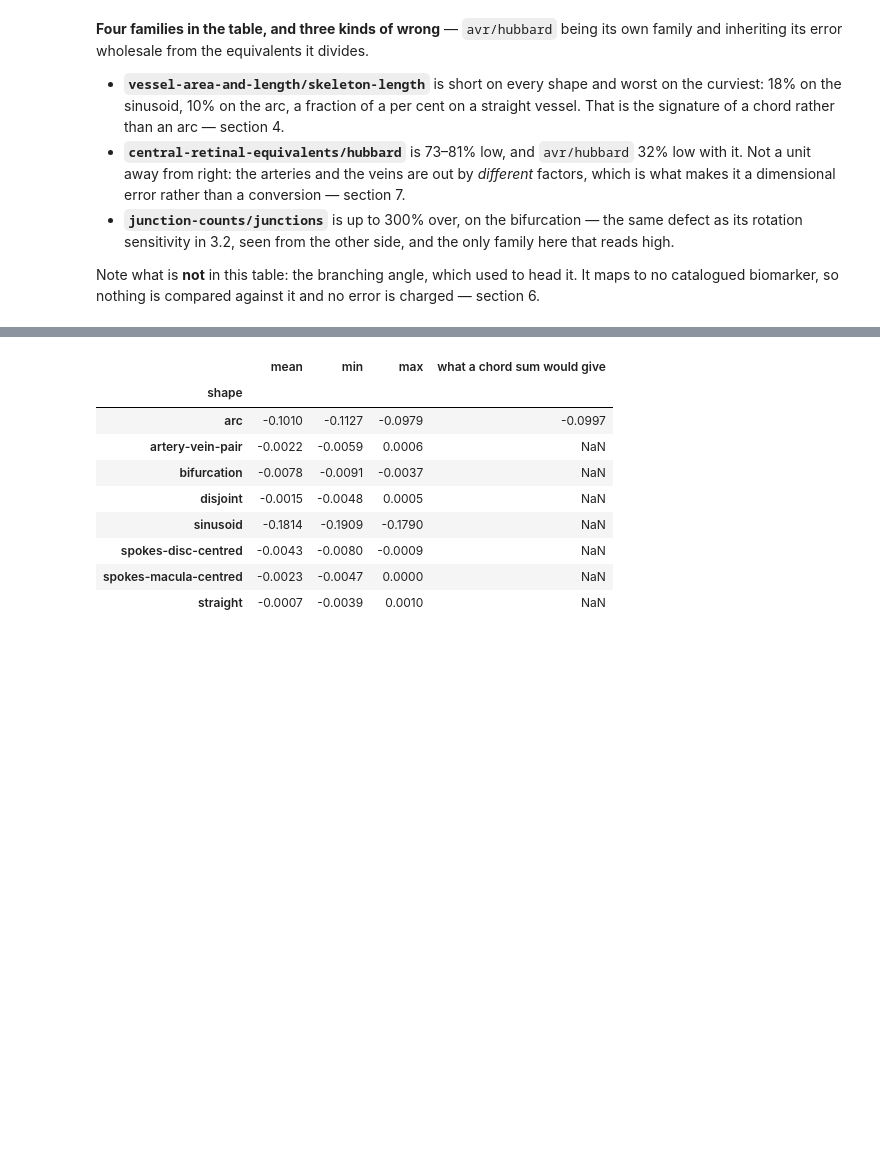
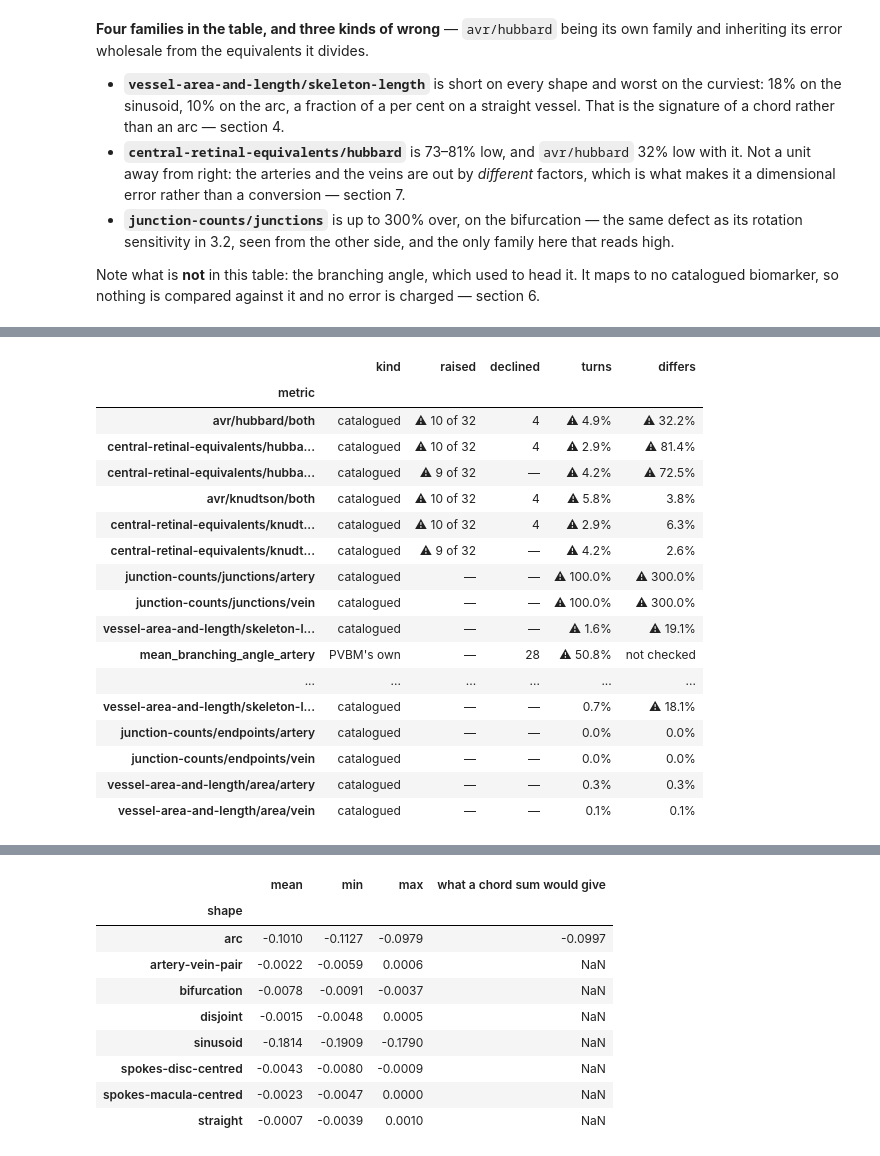
Before and after one commit to staskh/fundus-atlas, a Jupyter notebook: notebooks/biomarker-synthetic-pvbm.ipynb, the cells around one changed output, grey strips where cells are left out. Saved outputs shown, nothing was run; the diff lists cells and outputs as text; code cells hidden in the pictures; blank space fills up the shorter version.

```diff
--- a/notebooks/biomarker-synthetic-pvbm.ipynb
+++ b/notebooks/biomarker-synthetic-pvbm.ipynb
@@ -492,0 +512,63 @@ catalogued biomarker, so nothing is compared against it and no error is charged
+# %%
+TURNS_THRESHOLD = 0.01
+
+#: Which of PVBM's calls each quantity comes out of. A failure is recorded per call, so this is
+#: what attributes a missing value to the failure that caused it rather than to every quantity of
+#: the same rendering — a branching angle is empty on a shape with no junctions whether or not the
+#: equivalents raised beside it.
+CALLS = catalogue.load("pvbm").declare()["calls"]
+notes = rows["note"].fillna("").astype(str)
+by_metric = spread.groupby("metrics")["turns by"].max()
+
+glance = []
+for metric in said_metrics:
+    missing = rows[f"said_{metric}"].isna()
+    blamed = notes.apply(lambda note: any(call in note for call in CALLS[metric]))
+    raised = int((missing & blamed).sum())
+    # Missing with nothing raised against it is a decline, not a failure: PVBM looked and had no
+    # answer, which several shapes legitimately provoke.
+    declined = int((missing & ~blamed).sum())
+    turns = float(by_metric.get(metric, np.nan))
+    checked = metric in summary.index
+    differs = float(summary.loc[metric, "worst"]) if checked else np.nan
+
+    glance.append(
+        {
+            "metric": metric,
+            "kind": "catalogued" if "/" in metric else "PVBM's own",
+            "raised": f"⚠ {raised} of {len(rows)}" if raised else "—",
+            "declined": str(declined) if declined else "—",
+            "turns": (("⚠ " if turns > TURNS_THRESHOLD else "") + f"{turns:.1%}")
+            if np.isfinite(turns)
+            else "—",
+            "differs": (
+                ("⚠ " if differs >= WORST_ERROR_THRESHOLD else "") + f"{differs:.1%}"
+                if checked
+                else "not checked"
+            ),
+            "_rank": (raised > 0) * 4
+            + (turns > TURNS_THRESHOLD) * 2
+            + int(checked and differs >= WORST_ERROR_THRESHOLD),
+        }
+    )
+
+glance = (
+    pd.DataFrame(glance)
+    .sort_values(["_rank", "kind", "metric"], ascending=[False, True, True])
+    .drop(columns="_rank")
+    .set_index("metric")
+)
+print(
+    f"{len(glance)} quantities · {(glance['raised'] != '—').sum()} lost to an exception · "
+    f"{glance['turns'].str.startswith('⚠').sum()} turn with the image · "
+    f"{glance['differs'].str.startswith('⚠').sum()} differ from geometry · "
+    f"{(glance['differs'] == 'not checked').sum()} never checked"
+)
+glance.style.set_properties(**{"text-align": "left"}).set_table_styles(
+    [
+        {"selector": "th.row_heading", "props": [("text-align", "left")]},
+        {"selector": "th.index_name", "props": [("text-align", "left")]},
+        {"selector": "td", "props": [("text-align", "left")]},
+    ]
+)
+# %% [output]
@@ -492,0 +576,18 @@ catalogued biomarker, so nothing is compared against it and no error is charged
+|  | kind | raised | declined | turns | differs |
+| metric |  |  |  |  |  |
+| avr/hubbard/both | catalogued | ⚠ 10 of 32 | 4 | ⚠ 4.9% | ⚠ 32.2% |
+| central-retinal-equivalents/hubba... | catalogued | ⚠ 10 of 32 | 4 | ⚠ 2.9% | ⚠ 81.4% |
+| central-retinal-equivalents/hubba... | catalogued | ⚠ 9 of 32 | — | ⚠ 4.2% | ⚠ 72.5% |
+| avr/knudtson/both | catalogued | ⚠ 10 of 32 | 4 | ⚠ 5.8% | 3.8% |
+| central-retinal-equivalents/knudt... | catalogued | ⚠ 10 of 32 | 4 | ⚠ 2.9% | 6.3% |
+| central-retinal-equivalents/knudt... | catalogued | ⚠ 9 of 32 | — | ⚠ 4.2% | 2.6% |
+| junction-counts/junctions/artery | catalogued | — | — | ⚠ 100.0% | ⚠ 300.0% |
+| junction-counts/junctions/vein | catalogued | — | — | ⚠ 100.0% | ⚠ 300.0% |
+| vessel-area-and-length/skeleton-l... | catalogued | — | — | ⚠ 1.6% | ⚠ 19.1% |
+| mean_branching_angle_artery | PVBM's own | — | 28 | ⚠ 50.8% | not checked |
+| ... | ... | ... | ... | ... | ... |
+| vessel-area-and-length/skeleton-l... | catalogued | — | — | 0.7% | ⚠ 18.1% |
+| junction-counts/endpoints/artery | catalogued | — | — | 0.0% | 0.0% |
+| junction-counts/endpoints/vein | catalogued | — | — | 0.0% | 0.0% |
+| vessel-area-and-length/area/artery | catalogued | — | — | 0.3% | 0.3% |
+| vessel-area-and-length/area/vein | catalogued | — | — | 0.1% | 0.1% |
```
Also changed, not shown: parts of 8 cells of this notebook, 3 other files.
